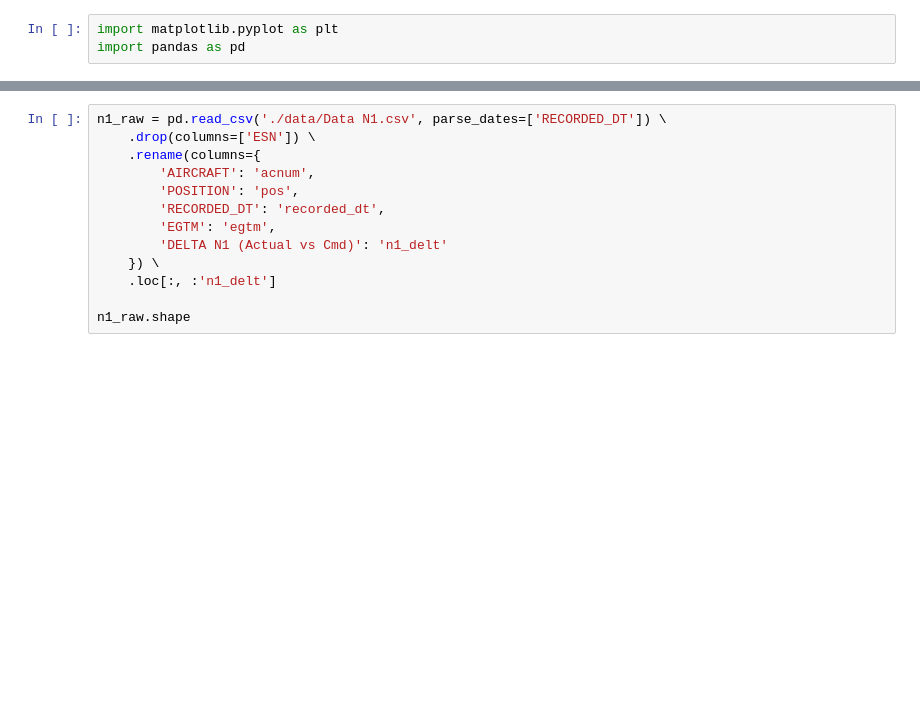
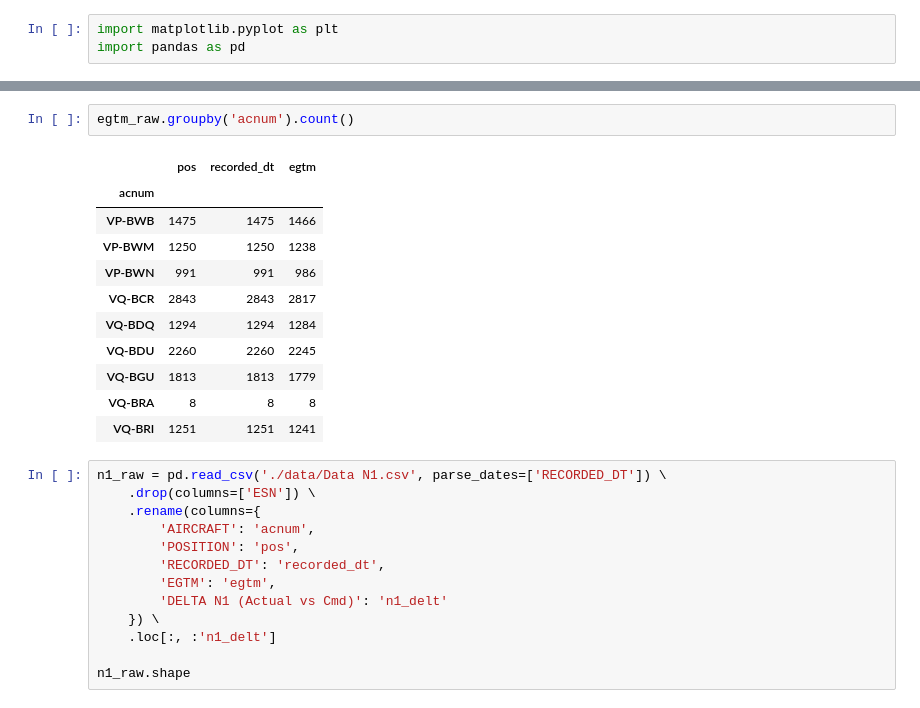
Before and after one commit to skeptlk/ecm, a Jupyter notebook: merge_output_one_to_one.ipynb, the cells around one changed output, grey strips where cells are left out. Drawn from its saved outputs; the diff is of its cells as text; blank space fills up the shorter version.

```diff
--- a/merge_output_one_to_one.ipynb
+++ b/merge_output_one_to_one.ipynb
@@ -46,3 +49,17 @@ egtm.head(4)
+# %%
+egtm_raw.groupby('acnum').count()
+# %% [output]
+|  | pos | recorded_dt | egtm |
+| acnum |  |  |  |
+| VP-BWB | 1475 | 1475 | 1466 |
+| VP-BWM | 1250 | 1250 | 1238 |
+| VP-BWN | 991 | 991 | 986 |
+| VQ-BCR | 2843 | 2843 | 2817 |
+| VQ-BDQ | 1294 | 1294 | 1284 |
+| VQ-BDU | 2260 | 2260 | 2245 |
+| VQ-BGU | 1813 | 1813 | 1779 |
+| VQ-BRA | 8 | 8 | 8 |
+| VQ-BRI | 1251 | 1251 | 1241 |
 # %%
 n1_raw = pd.read_csv('./data/Data N1.csv', parse_dates=['RECORDED_DT']) \
     .drop(columns=['ESN']) \
```
Also changed, not shown: parts of 13 cells of this notebook, 1 other file.
